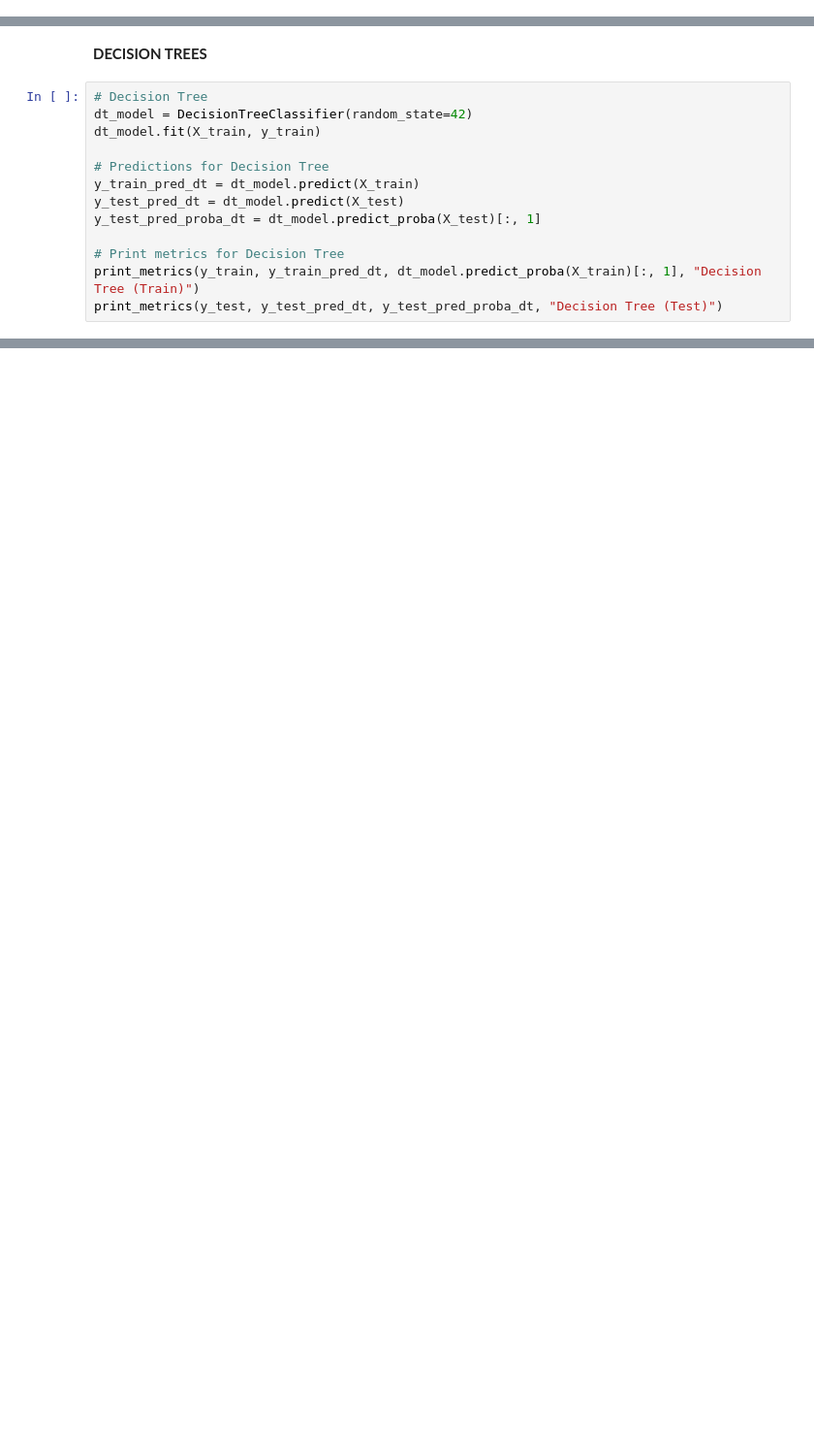
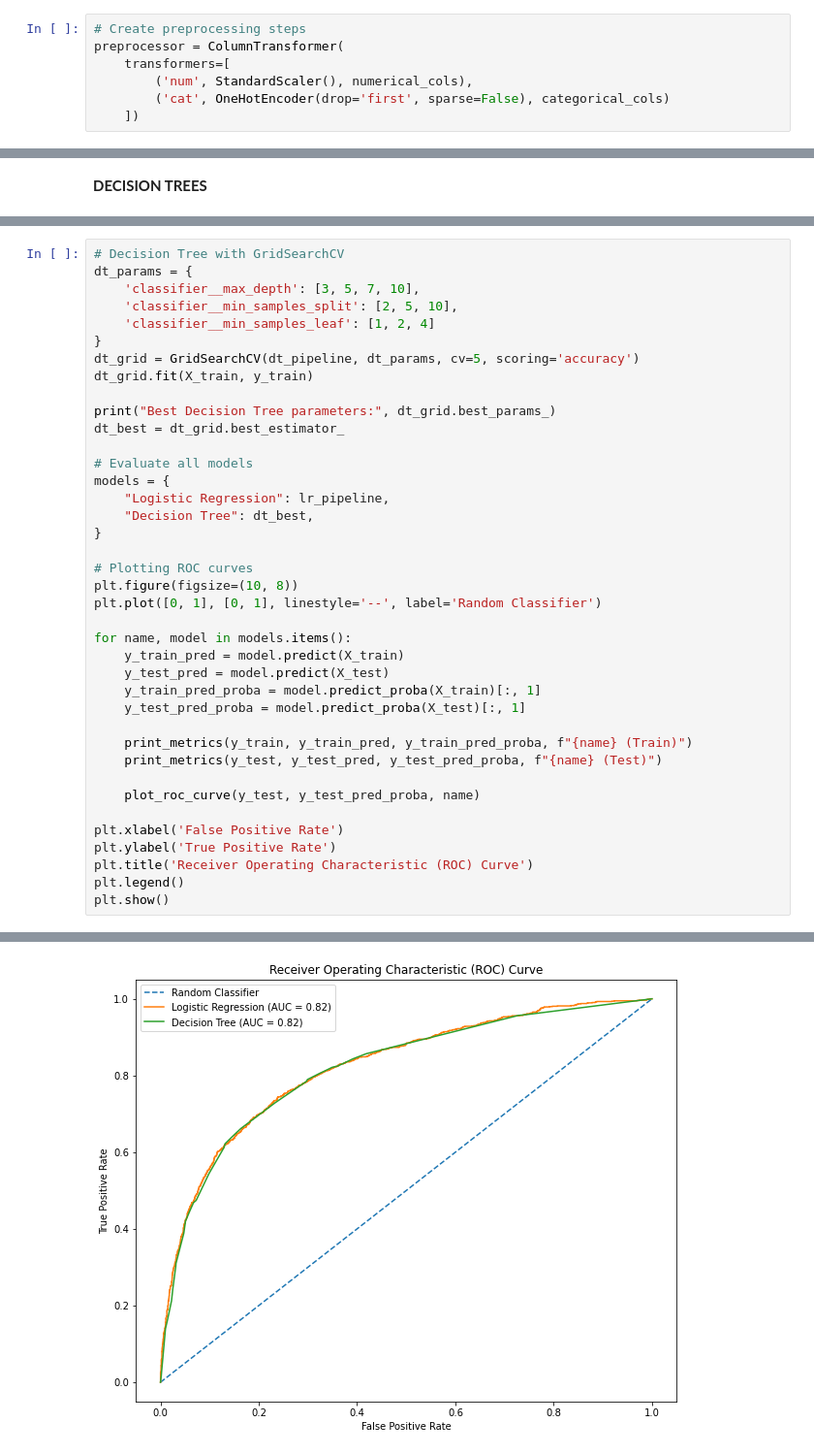
Before and after one commit to Anniemarie001/H1N1-AND-SEASONAL-FLU-VACCINES, a Jupyter notebook: index.ipynb, the cells around one changed output, grey strips where cells are left out. Shown at 97% size. Cells and saved outputs as stored; diff of their text form; blank space fills up the shorter version.

Commit message:
model evaluations

```diff
--- a/index.ipynb
+++ b/index.ipynb
@@ -683,0 +804,7 @@ def print_metrics(y_true, y_pred, y_pred_proba, model_name):
+# %%
+# Create preprocessing steps
+preprocessor = ColumnTransformer(
+    transformers=[
+        ('num', StandardScaler(), numerical_cols),
+        ('cat', OneHotEncoder(drop='first', sparse=False), categorical_cols)
+    ])
@@ -711,15 +882,2 @@ AUC: 0.8244623452588055
 # %% [markdown]
 **DECISION TREES**
-# %%
-# Decision Tree
-dt_model = DecisionTreeClassifier(random_state=42)
-dt_model.fit(X_train, y_train)
-
-# Predictions for Decision Tree
-y_train_pred_dt = dt_model.predict(X_train)
-y_test_pred_dt = dt_model.predict(X_test)
-y_test_pred_proba_dt = dt_model.predict_proba(X_test)[:, 1]
-
-# Print metrics for Decision Tree
-print_metrics(y_train, y_train_pred_dt, dt_model.predict_proba(X_train)[:, 1], "Decision Tree (Train)")
-print_metrics(y_test, y_test_pred_dt, y_test_pred_proba_dt, "Decision Tree (Test)")
@@ -739,0 +884,40 @@ AUC: 0.6387783744715898
+# %%
+# Decision Tree with GridSearchCV
+dt_params = {
+    'classifier__max_depth': [3, 5, 7, 10],
+    'classifier__min_samples_split': [2, 5, 10],
+    'classifier__min_samples_leaf': [1, 2, 4]
+}
+dt_grid = GridSearchCV(dt_pipeline, dt_params, cv=5, scoring='accuracy')
+dt_grid.fit(X_train, y_train)
+
+print("Best Decision Tree parameters:", dt_grid.best_params_)
+dt_best = dt_grid.best_estimator_
+
+# Evaluate all models
+models = {
+    "Logistic Regression": lr_pipeline,
+    "Decision Tree": dt_best,
+}
+
+# Plotting ROC curves
+plt.figure(figsize=(10, 8))
+plt.plot([0, 1], [0, 1], linestyle='--', label='Random Classifier')
+
+for name, model in models.items():
+    y_train_pred = model.predict(X_train)
+    y_test_pred = model.predict(X_test)
+    y_train_pred_proba = model.predict_proba(X_train)[:, 1]
+    y_test_pred_proba = model.predict_proba(X_test)[:, 1]
+
+    print_metrics(y_train, y_train_pred, y_train_pred_proba, f"{name} (Train)")
+    print_metrics(y_test, y_test_pred, y_test_pred_proba, f"{name} (Test)")
+
+    plot_roc_curve(y_test, y_test_pred_proba, name)
+
+plt.xlabel('False Positive Rate')
+plt.ylabel('True Positive Rate')
+plt.title('Receiver Operating Characteristic (ROC) Curve')
+plt.legend()
+plt.show()
+# %% [output]
@@ -739,0 +941 @@ AUC: 0.6387783744715898
+[figure, added]
```
Also changed, not shown: parts of 54 cells of this notebook.
